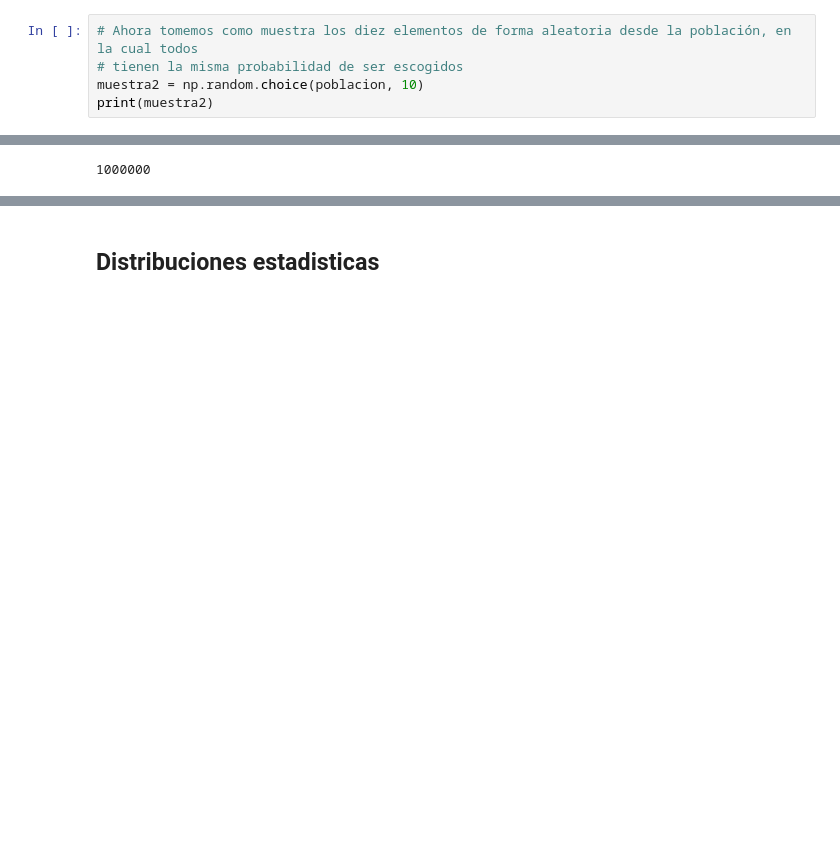
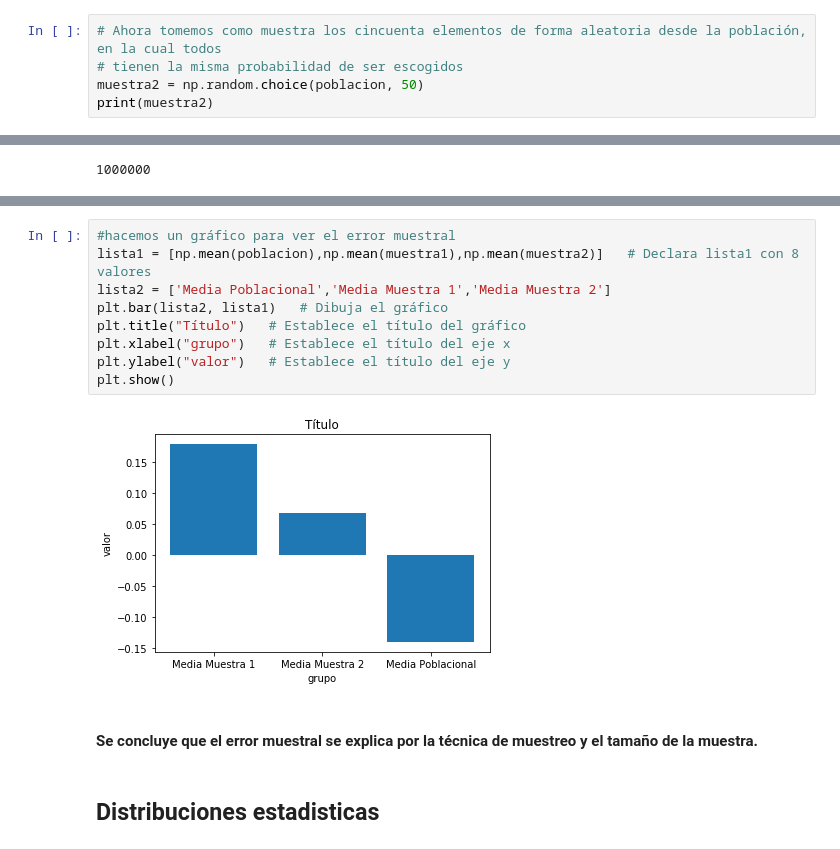
Before and after one commit to Puertarra/Estadisticas-101, a Jupyter notebook: Estadisticas-101-master/07-Estadistica-101.ipynb, the cells around one changed output, grey strips where cells are left out. Drawn from its saved outputs; the diff is of its cells as text; blank space fills up the shorter version.

```diff
--- a/Estadisticas-101-master/07-Estadistica-101.ipynb
+++ b/Estadisticas-101-master/07-Estadistica-101.ipynb
@@ -109,8 +120,8 @@ print(muestra1)
 [ 1.77387679  0.55578305 -0.54871197  1.08001575 -0.75243358  1.15879497
   0.75087133 -1.26271269 -0.79070053 -0.17078885]
 # %%
-# Ahora tomemos como muestra los diez elementos de forma aleatoria desde la población, en la cual todos
+# Ahora tomemos como muestra los cincuenta elementos de forma aleatoria desde la población, en la cual todos
 # tienen la misma probabilidad de ser escogidos
-muestra2 = np.random.choice(poblacion, 10)
+muestra2 = np.random.choice(poblacion, 50)
 print(muestra2)
 # %% [output]
@@ -168,3 +197,16 @@ len(lista)
+# %%
+#hacemos un gráfico para ver el error muestral
+lista1 = [np.mean(poblacion),np.mean(muestra1),np.mean(muestra2)]   # Declara lista1 con 8 valores
+lista2 = ['Media Poblacional','Media Muestra 1','Media Muestra 2']
+plt.bar(lista2, lista1)   # Dibuja el gráfico
+plt.title("Título")   # Establece el título del gráfico
+plt.xlabel("grupo")   # Establece el título del eje x
+plt.ylabel("valor")   # Establece el título del eje y
+plt.show()
+# %% [output]
+[figure, added]
+# %% [markdown]
+ #### Se concluye que el error muestral se explica por la técnica de muestreo y el tamaño de la muestra.
 # %% [markdown]
 ## Distribuciones estadisticas
 # %% [markdown]
```
Also changed, not shown: parts of 15 cells of this notebook.
